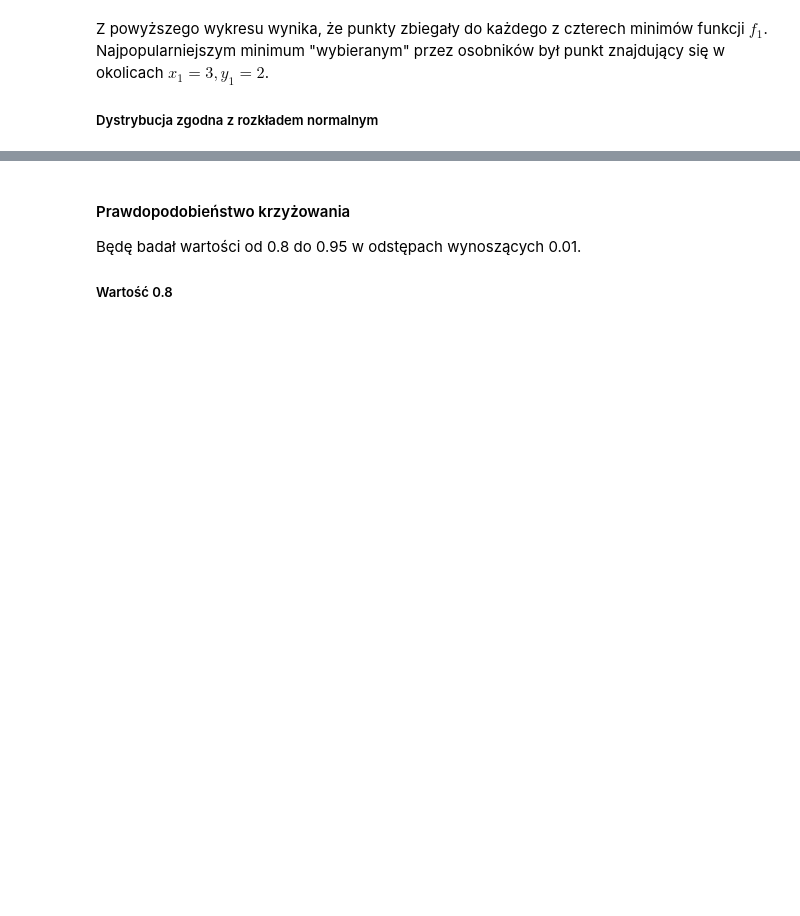
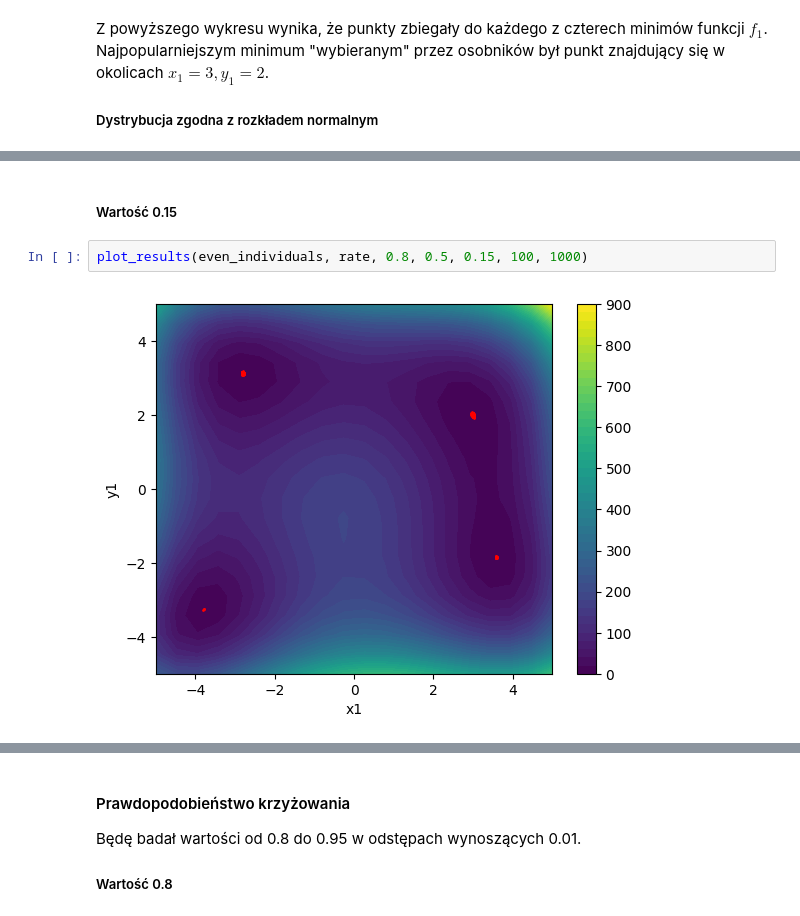
Before and after one commit to maksnowak/evolutionary-algorithm, a Jupyter notebook: zad2.ipynb, the cells around one changed output, grey strips where cells are left out. Cells and saved outputs as stored; diff of their text form; blank space fills up the shorter version.

```diff
--- a/zad2.ipynb
+++ b/zad2.ipynb
@@ -290,0 +316,6 @@ W przypadku dystrybucji populacji zgodnie z rozkładem minimalnym wokół $x_1=-
+# %% [markdown]
+##### Wartość 0.15
+# %%
+plot_results(even_individuals, rate, 0.8, 0.5, 0.15, 100, 1000)
+# %% [output]
+[figure, added]
```
Also changed, not shown: parts of 50 cells of this notebook.
